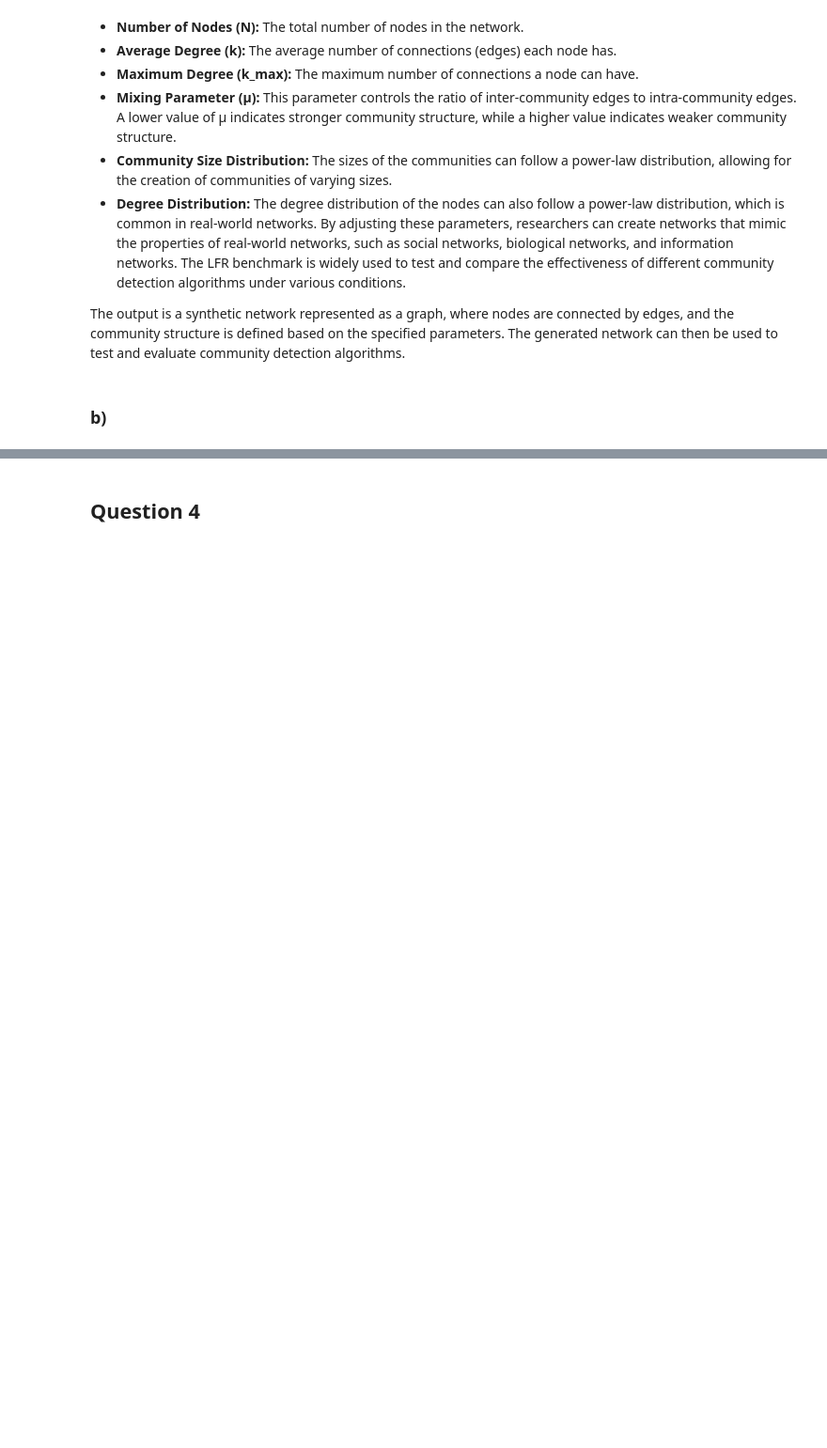
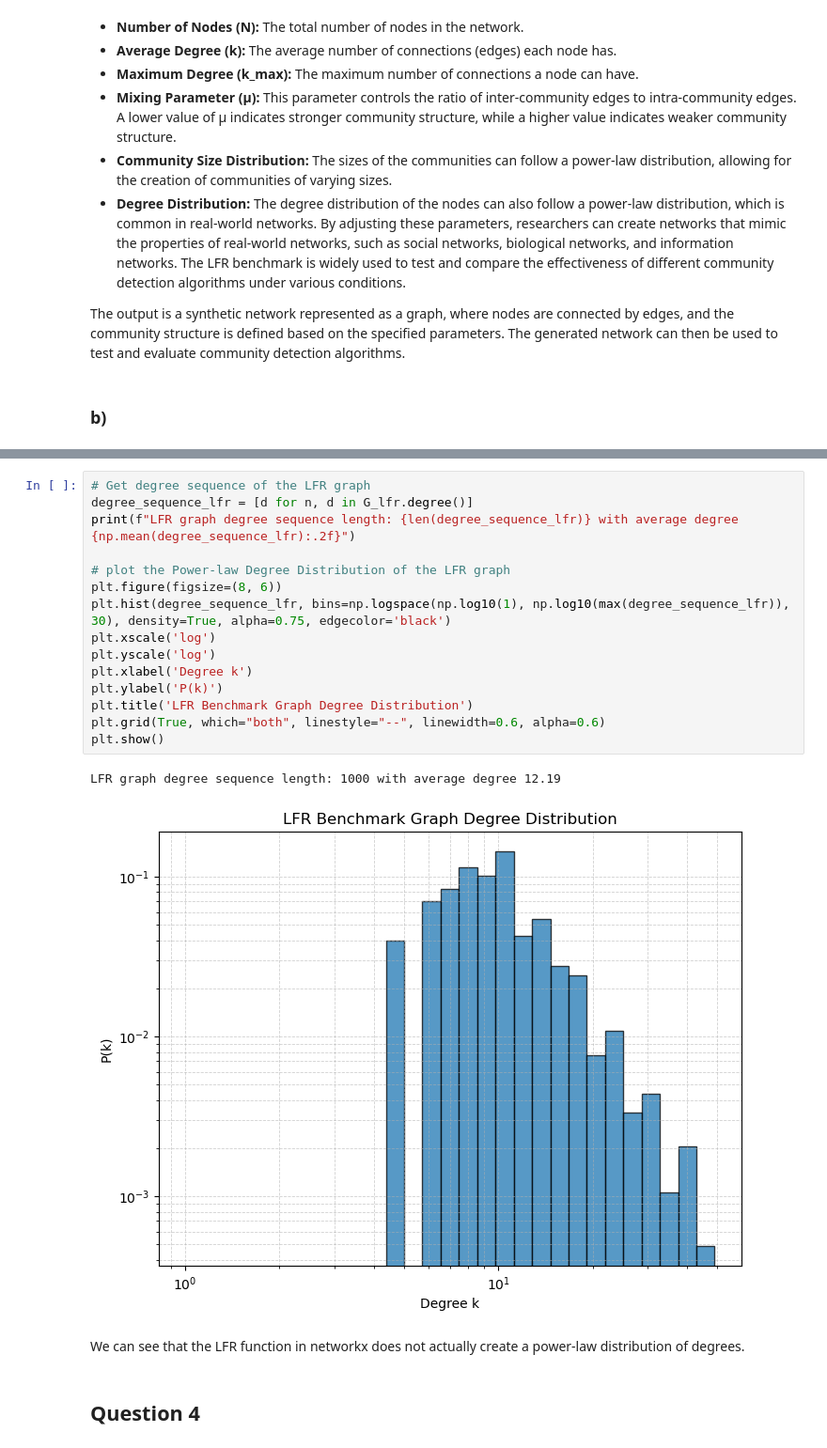
Before and after one commit to sepehrilami/phys7332_fa25, a Jupyter notebook: assignments/assignment02.ipynb, the cells around one changed output, grey strips where cells are left out. Shown at 94% size. Cells and saved outputs as stored; diff of their text form; blank space fills up the shorter version.

```diff
--- a/assignments/assignment02.ipynb
+++ b/assignments/assignment02.ipynb
@@ -589,3 +791,23 @@ The output is a synthetic network represented as a graph, where nodes are connec
+# %%
+# Get degree sequence of the LFR graph
+degree_sequence_lfr = [d for n, d in G_lfr.degree()]
+print(f"LFR graph degree sequence length: {len(degree_sequence_lfr)} with average degree {np.mean(degree_sequence_lfr):.2f}")
+
+# plot the Power-law Degree Distribution of the LFR graph
+plt.figure(figsize=(8, 6))
+plt.hist(degree_sequence_lfr, bins=np.logspace(np.log10(1), np.log10(max(degree_sequence_lfr)), 30), density=True, alpha=0.75, edgecolor='black')
+plt.xscale('log')
+plt.yscale('log')
+plt.xlabel('Degree k')
+plt.ylabel('P(k)')
+plt.title('LFR Benchmark Graph Degree Distribution')
+plt.grid(True, which="both", linestyle="--", linewidth=0.6, alpha=0.6)
+plt.show()
+# %% [output]
+LFR graph degree sequence length: 1000 with average degree 12.19
+[figure, added]
+# %% [markdown]
+We can see that the LFR function in networkx does not actually create a power-law distribution of degrees.
 # %% [markdown]
 ## Question 4
 # %% [markdown]
```
Also changed, not shown: parts of 24 cells of this notebook, 1 other file.
